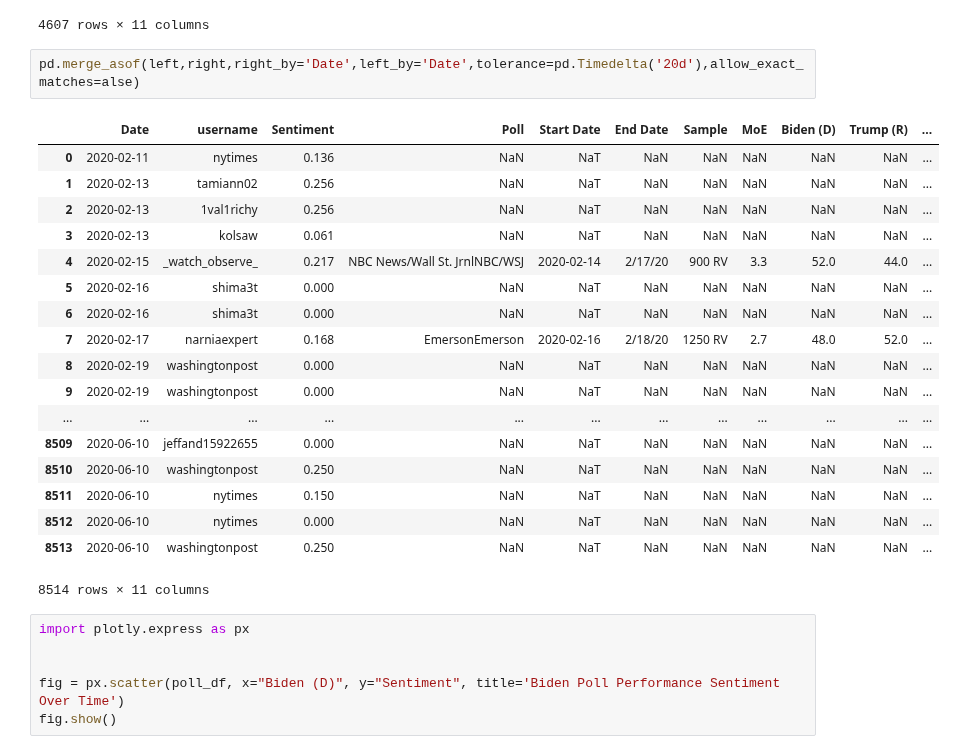
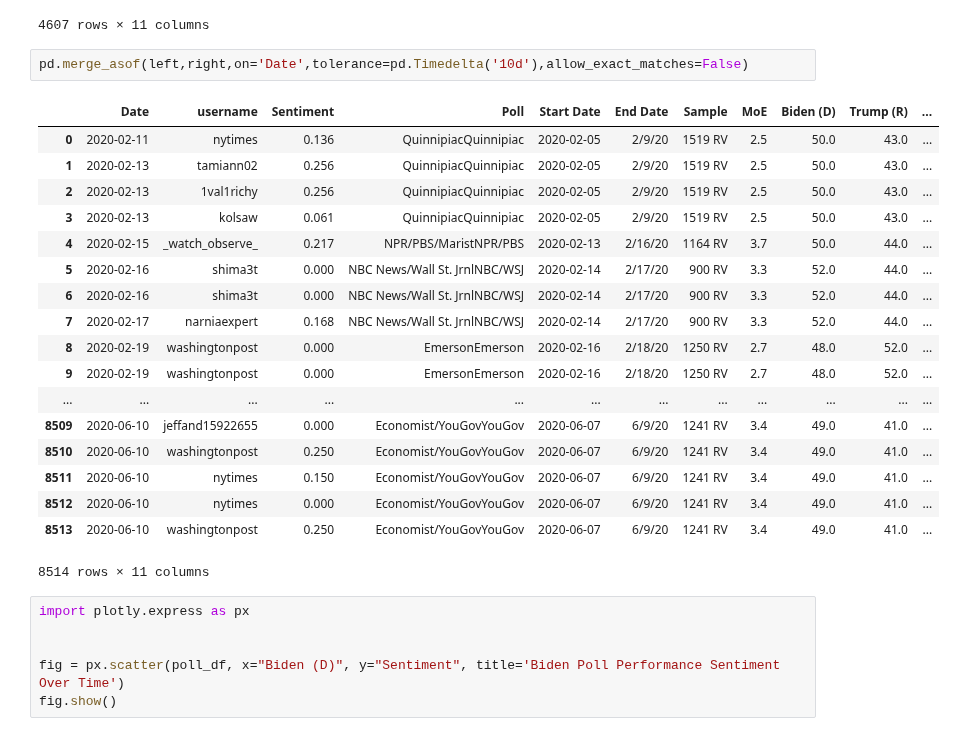
Before and after one commit to jdsmithwes/Capstone-Project, a Jupyter notebook: Web Scraping Notebook.ipynb, the cells around one changed output. Drawn from its saved outputs; the diff is of its cells as text.

```diff
--- a/Web Scraping Notebook.ipynb
+++ b/Web Scraping Notebook.ipynb
@@ -125,25 +125,25 @@ poll_df
 | 4606 | 2020-06-08 | canilor | 0.245 | Economist/YouGovYouGov | 6/7/20 | 6/9/20 | 1241 RV | 3.4 | 49.0 | 41.0 | ... |
 4607 rows × 11 columns
 # %%
-pd.merge_asof(left,right,right_by='Date',left_by='Date',tolerance=pd.Timedelta('20d'),allow_exact_matches=alse)
+pd.merge_asof(left,right,on='Date',tolerance=pd.Timedelta('10d'),allow_exact_matches=False)
 # %% [output]
 |  | Date | username | Sentiment | Poll | Start Date | End Date | Sample | MoE | Biden (D) | Trump (R) | ... |
-| 0 | 2020-02-11 | nytimes | 0.136 | NaN | NaT | NaN | NaN | NaN | NaN | NaN | ... |
-| 1 | 2020-02-13 | tamiann02 | 0.256 | NaN | NaT | NaN | NaN | NaN | NaN | NaN | ... |
-| 2 | 2020-02-13 | 1val1richy | 0.256 | NaN | NaT | NaN | NaN | NaN | NaN | NaN | ... |
-| 3 | 2020-02-13 | kolsaw | 0.061 | NaN | NaT | NaN | NaN | NaN | NaN | NaN | ... |
-| 4 | 2020-02-15 | _watch_observe_ | 0.217 | NBC News/Wall St. JrnlNBC/WSJ | 2020-02-14 | 2/17/20 | 900 RV | 3.3 | 52.0 | 44.0 | ... |
-| 5 | 2020-02-16 | shima3t | 0.000 | NaN | NaT | NaN | NaN | NaN | NaN | NaN | ... |
-| 6 | 2020-02-16 | shima3t | 0.000 | NaN | NaT | NaN | NaN | NaN | NaN | NaN | ... |
-| 7 | 2020-02-17 | narniaexpert | 0.168 | EmersonEmerson | 2020-02-16 | 2/18/20 | 1250 RV | 2.7 | 48.0 | 52.0 | ... |
-| 8 | 2020-02-19 | washingtonpost | 0.000 | NaN | NaT | NaN | NaN | NaN | NaN | NaN | ... |
-| 9 | 2020-02-19 | washingtonpost | 0.000 | NaN | NaT | NaN | NaN | NaN | NaN | NaN | ... |
+| 0 | 2020-02-11 | nytimes | 0.136 | QuinnipiacQuinnipiac | 2020-02-05 | 2/9/20 | 1519 RV | 2.5 | 50.0 | 43.0 | ... |
+| 1 | 2020-02-13 | tamiann02 | 0.256 | QuinnipiacQuinnipiac | 2020-02-05 | 2/9/20 | 1519 RV | 2.5 | 50.0 | 43.0 | ... |
+| 2 | 2020-02-13 | 1val1richy | 0.256 | QuinnipiacQuinnipiac | 2020-02-05 | 2/9/20 | 1519 RV | 2.5 | 50.0 | 43.0 | ... |
+| 3 | 2020-02-13 | kolsaw | 0.061 | QuinnipiacQuinnipiac | 2020-02-05 | 2/9/20 | 1519 RV | 2.5 | 50.0 | 43.0 | ... |
+| 4 | 2020-02-15 | _watch_observe_ | 0.217 | NPR/PBS/MaristNPR/PBS | 2020-02-13 | 2/16/20 | 1164 RV | 3.7 | 50.0 | 44.0 | ... |
+| 5 | 2020-02-16 | shima3t | 0.000 | NBC News/Wall St. JrnlNBC/WSJ | 2020-02-14 | 2/17/20 | 900 RV | 3.3 | 52.0 | 44.0 | ... |
+| 6 | 2020-02-16 | shima3t | 0.000 | NBC News/Wall St. JrnlNBC/WSJ | 2020-02-14 | 2/17/20 | 900 RV | 3.3 | 52.0 | 44.0 | ... |
+| 7 | 2020-02-17 | narniaexpert | 0.168 | NBC News/Wall St. JrnlNBC/WSJ | 2020-02-14 | 2/17/20 | 900 RV | 3.3 | 52.0 | 44.0 | ... |
+| 8 | 2020-02-19 | washingtonpost | 0.000 | EmersonEmerson | 2020-02-16 | 2/18/20 | 1250 RV | 2.7 | 48.0 | 52.0 | ... |
+| 9 | 2020-02-19 | washingtonpost | 0.000 | EmersonEmerson | 2020-02-16 | 2/18/20 | 1250 RV | 2.7 | 48.0 | 52.0 | ... |
 | ... | ... | ... | ... | ... | ... | ... | ... | ... | ... | ... | ... |
-| 8509 | 2020-06-10 | jeffand15922655 | 0.000 | NaN | NaT | NaN | NaN | NaN | NaN | NaN | ... |
-| 8510 | 2020-06-10 | washingtonpost | 0.250 | NaN | NaT | NaN | NaN | NaN | NaN | NaN | ... |
-| 8511 | 2020-06-10 | nytimes | 0.150 | NaN | NaT | NaN | NaN | NaN | NaN | NaN | ... |
-| 8512 | 2020-06-10 | nytimes | 0.000 | NaN | NaT | NaN | NaN | NaN | NaN | NaN | ... |
-| 8513 | 2020-06-10 | washingtonpost | 0.250 | NaN | NaT | NaN | NaN | NaN | NaN | NaN | ... |
+| 8509 | 2020-06-10 | jeffand15922655 | 0.000 | Economist/YouGovYouGov | 2020-06-07 | 6/9/20 | 1241 RV | 3.4 | 49.0 | 41.0 | ... |
+| 8510 | 2020-06-10 | washingtonpost | 0.250 | Economist/YouGovYouGov | 2020-06-07 | 6/9/20 | 1241 RV | 3.4 | 49.0 | 41.0 | ... |
+| 8511 | 2020-06-10 | nytimes | 0.150 | Economist/YouGovYouGov | 2020-06-07 | 6/9/20 | 1241 RV | 3.4 | 49.0 | 41.0 | ... |
+| 8512 | 2020-06-10 | nytimes | 0.000 | Economist/YouGovYouGov | 2020-06-07 | 6/9/20 | 1241 RV | 3.4 | 49.0 | 41.0 | ... |
+| 8513 | 2020-06-10 | washingtonpost | 0.250 | Economist/YouGovYouGov | 2020-06-07 | 6/9/20 | 1241 RV | 3.4 | 49.0 | 41.0 | ... |
 8514 rows × 11 columns
 # %%
 import plotly.express as px
```
